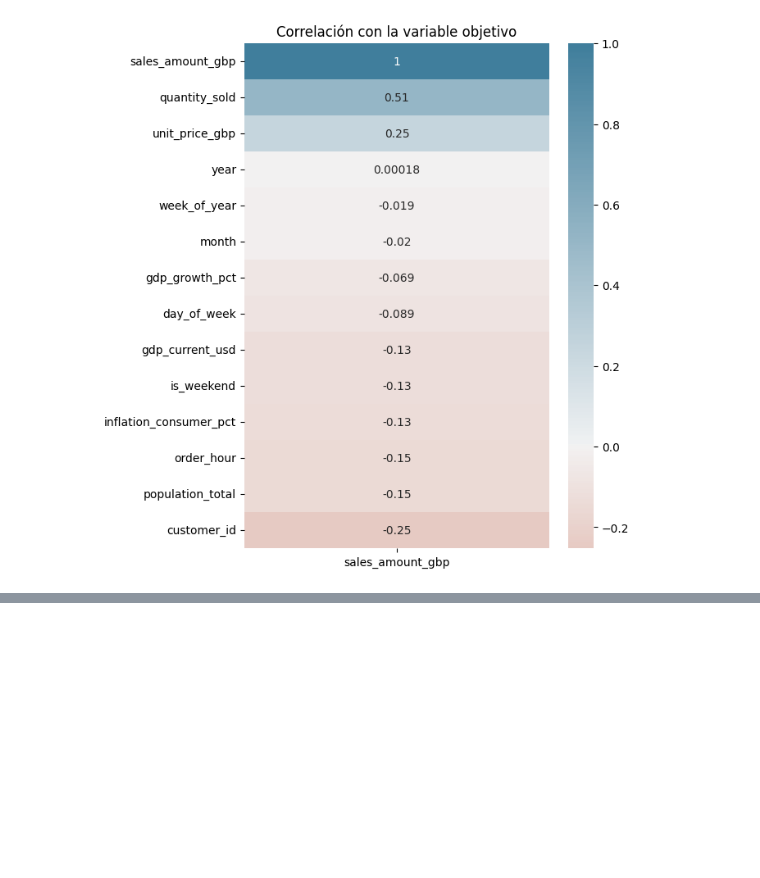
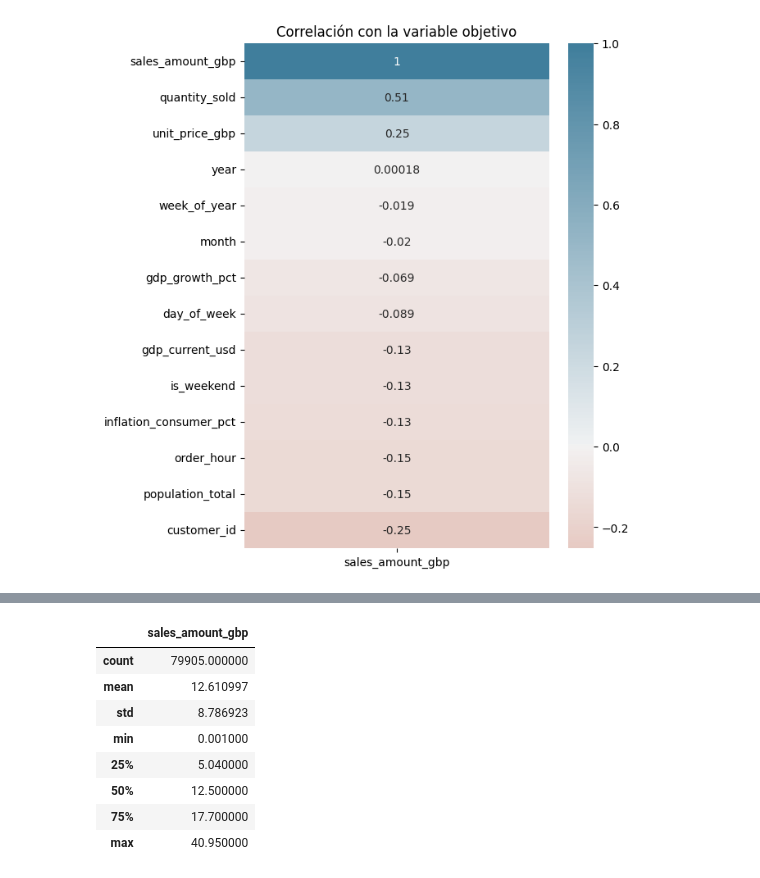
Before and after one commit to jazbar9/ECommerce-Sales-Prediction, a Jupyter notebook: notebooks/ecommerce_sales_eda.ipynb, the cells around one changed output, grey strips where cells are left out. Cells and saved outputs as stored; diff of their text form; code cells hidden in the pictures; blank space fills up the shorter version.

```diff
--- a/notebooks/ecommerce_sales_eda.ipynb
+++ b/notebooks/ecommerce_sales_eda.ipynb
@@ -304,0 +359,12 @@ df_cleaned.to_csv('ecommerce_cleaned.csv',index=None)
+# %%
+df_cleaned[['sales_amount_gbp']].describe()
+# %% [output]
+|  | sales_amount_gbp |
+| count | 79905.000000 |
+| mean | 12.610997 |
+| std | 8.786923 |
+| min | 0.001000 |
+| 25% | 5.040000 |
+| 50% | 12.500000 |
+| 75% | 17.700000 |
+| max | 40.950000 |
```
Also changed, not shown: parts of 9 cells of this notebook, 1 other file.
